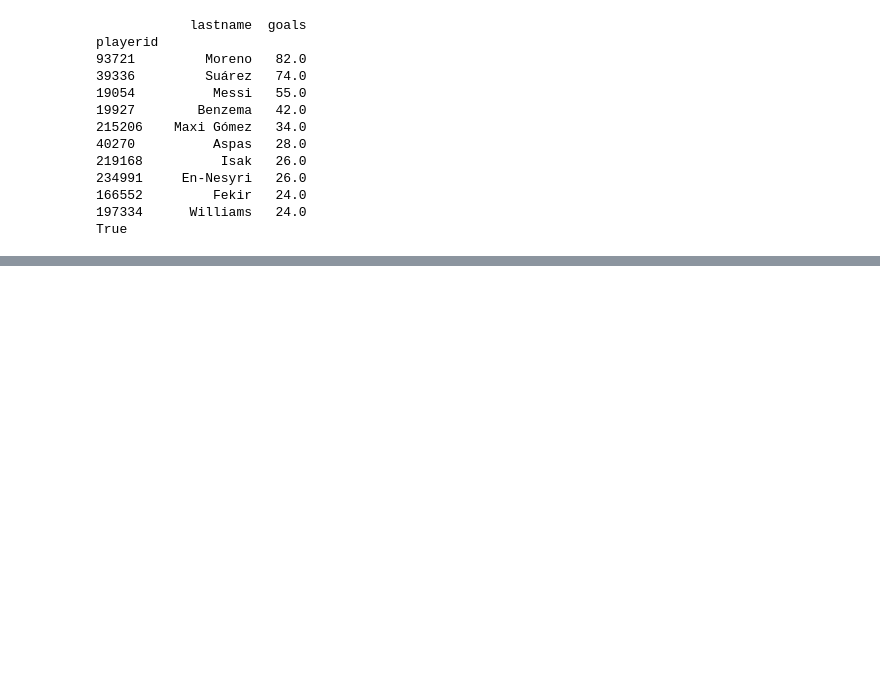
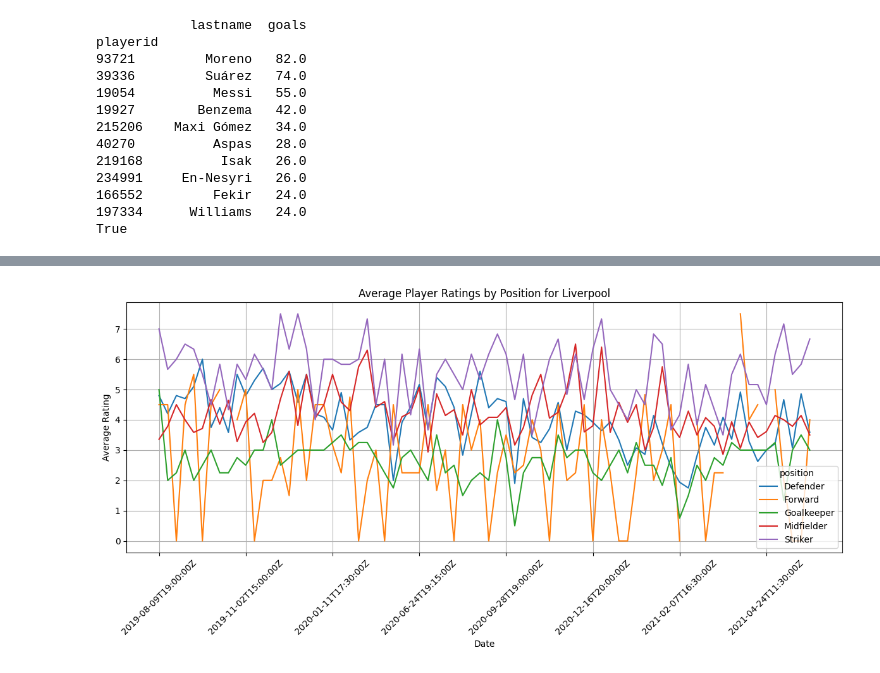
Before and after one commit to Jael-dev/Python-Data-Visualasation-project, a Jupyter notebook: projet.ipynb, the cells around one changed output, grey strips where cells are left out. Drawn from its saved outputs; the diff is of its cells as text; code cells hidden in the pictures; blank space fills up the shorter version.

Commit message:
Analyse des statistiques des clubs Liverpool et Arsenal

```diff
--- a/projet.ipynb
+++ b/projet.ipynb
@@ -362,0 +406,19 @@ True
+# %%
+# Est-ce qu'il existe un match opposant Liverpool et Arsenal ? Si oui, quel est le score de ce(s) match(s) ?
+
+matchesLV_df = imports.pd.merge(matchdf, matchdf_players, on='matchid', how='left')
+
+matchesLV = matchesLV_df[((matchesLV_df['hometeam'] == 'Liverpool')&(matchesLV_df['awayteam'] == 'Arsenal')) | ((matchesLV_df['awayteam'] == 'Liverpool')&(matchesLV_df['hometeam'] == 'Arsenal'))].drop_duplicates()
+unique_matches = matchesLV.drop_duplicates(subset=['matchid'])
+
+print(unique_matches[['matchid', 'goals']])
+
+# Et afficher les joueurs (id, position) du club Liverpool d'un de ses matchs.
+liverpool_matches = unique_matches[unique_matches['teamid'] == liverpool_id]
+
+first_match_id = liverpool_matches['matchid'].iloc[0]
+
+liverpool_players_for_first_match = matchesLV_df[(matchesLV_df['matchid'] == first_match_id) &
+                                                 (matchesLV_df['teamid'] == liverpool_id)][['playerid', 'position']].drop_duplicates()
+
+print(liverpool_players_for_first_match)
@@ -362,0 +443,32 @@ True
+# %%
+'''
+• Afficher l'évolution des notes (note_final_2015) moyennes des joueurs par
+position (defender, Midfielder...) en fonction du temps (visualisation) du club
+Liverpool. On pourra lier les postes forward et striker.
+'''
+
+# Filter data for Liverpool
+liverpool_performances = matchesLV_df[matchesLV_df['teamid'] == liverpool_id]
+
+# Group by position and date
+liverpool_performances = liverpool_performances.groupby(['position', 'date']).agg({
+    'final_mark_2015': 'mean'
+}).reset_index()
+
+# Rename forward to striker
+liverpool_performances['position'] = liverpool_performances['position'].replace('forward', 'striker')
+
+# Pivot the data for visualization
+liverpool_performances = liverpool_performances.pivot(index='date', columns='position', values='final_mark_2015')
+
+# Plotting
+liverpool_performances.plot(figsize=(12, 6))
+Visualisation.plt.title('Average Player Ratings by Position for Liverpool')
+Visualisation.plt.xlabel('Date')
+Visualisation.plt.ylabel('Average Rating')
+Visualisation.plt.grid(True)
+Visualisation.plt.xticks(rotation=45)
+Visualisation.plt.tight_layout()
+Visualisation.plt.show()
+# %% [output]
+[figure, added]
```
Also changed, not shown: parts of 7 cells of this notebook.
